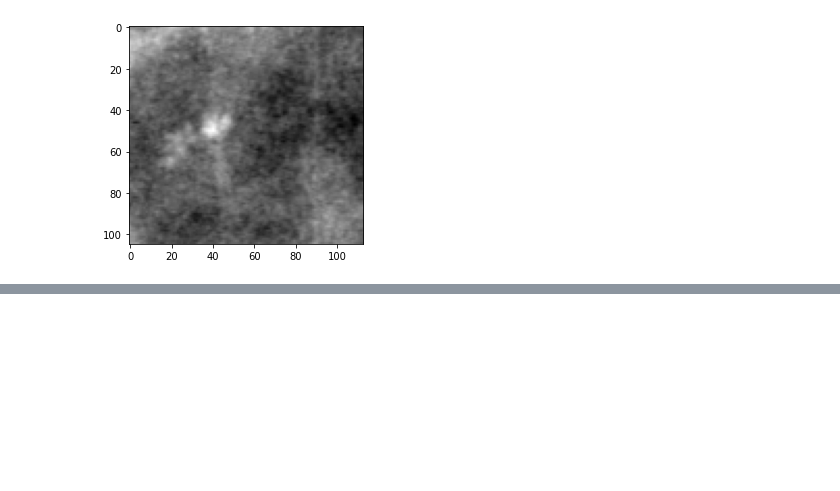
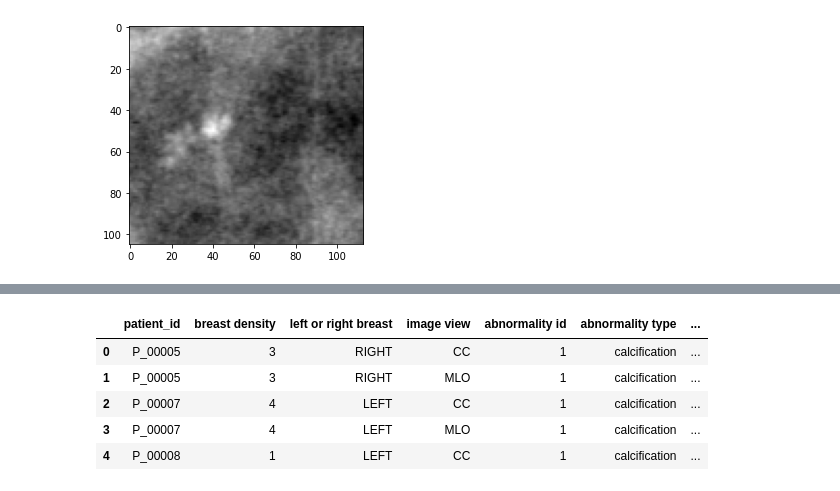
Before and after one commit to milou2764/xai-project, a Jupyter notebook: breast-cancer-images.ipynb, the cells around one changed output, grey strips where cells are left out. Drawn from its saved outputs; the diff is of its cells as text; code cells hidden in the pictures; blank space fills up the shorter version.

```diff
--- a/breast-cancer-images.ipynb
+++ b/breast-cancer-images.ipynb
@@ -63,0 +119,10 @@ for file in cropped_images.iloc[:10]:
+# %%
+calc_case_train_set = pd.read_csv(csv_folder + '/calc_case_description_train_set.csv')
+calc_case_train_set.head()
+# %% [output]
+|  | patient_id | breast density | left or right breast | image view | abnormality id | abnormality type | ... |
+| 0 | P_00005 | 3 | RIGHT | CC | 1 | calcification | ... |
+| 1 | P_00005 | 3 | RIGHT | MLO | 1 | calcification | ... |
+| 2 | P_00007 | 4 | LEFT | CC | 1 | calcification | ... |
+| 3 | P_00007 | 4 | LEFT | MLO | 1 | calcification | ... |
+| 4 | P_00008 | 1 | LEFT | CC | 1 | calcification | ... |
```
Also changed, not shown: parts of 16 cells of this notebook.
